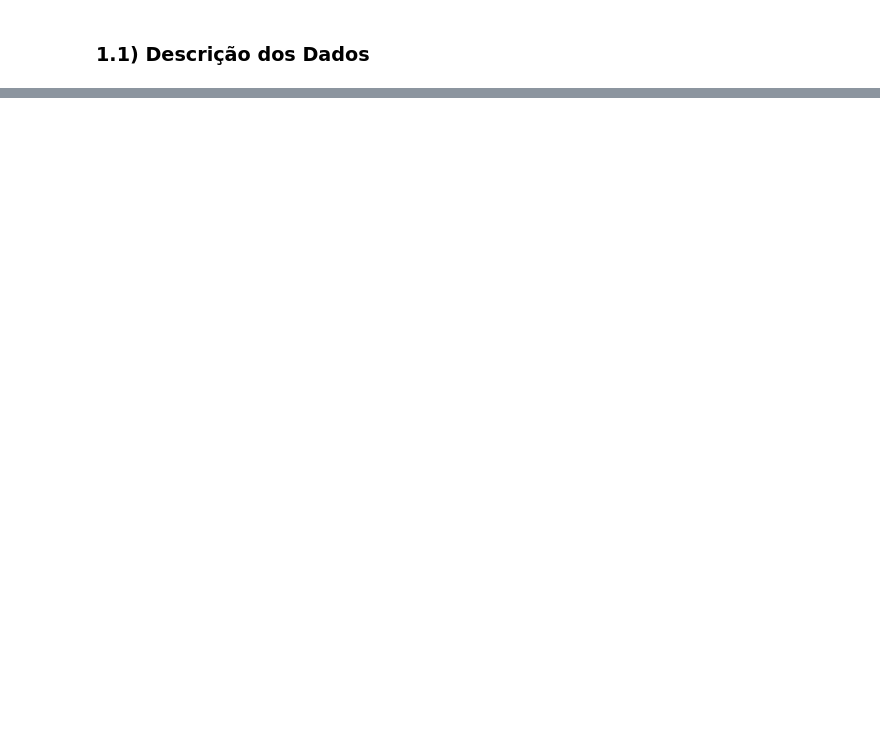
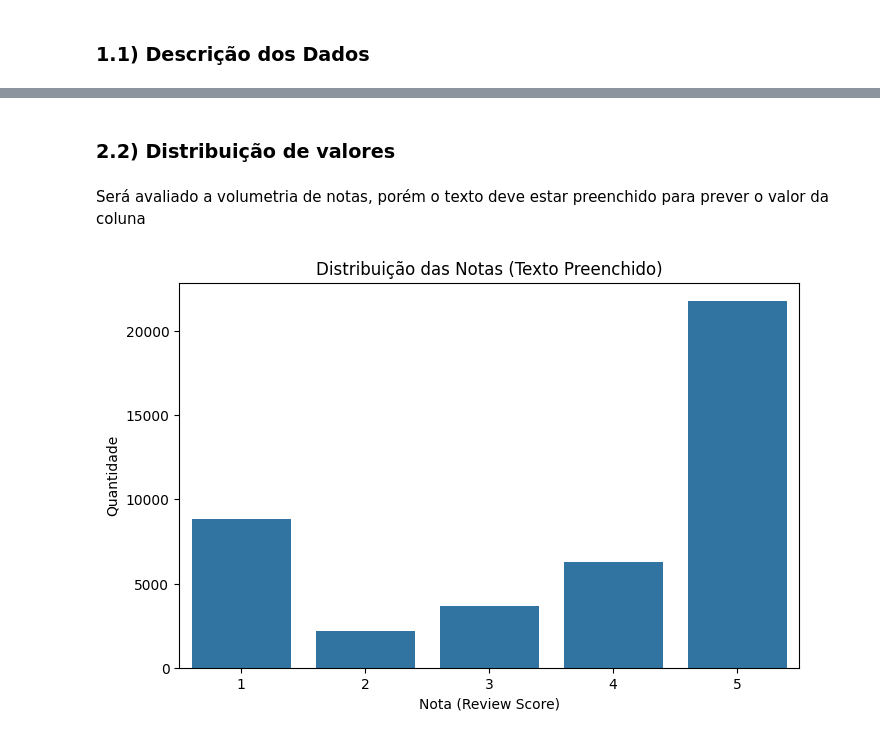
Before and after one commit to rpf991/Ecommerce_Classificador_Sentimentos, a Jupyter notebook: notebooks/01_eda.ipynb, the cells around one changed output, grey strips where cells are left out. Cells and saved outputs as stored; diff of their text form; code cells hidden in the pictures; blank space fills up the shorter version.

```diff
--- a/notebooks/01_eda.ipynb
+++ b/notebooks/01_eda.ipynb
@@ -85,0 +155,25 @@ display(df_description)
+# %% [markdown]
+### 2.2) Distribuição de valores
+# %% [markdown]
+Será avaliado a volumetria de notas, porém o texto deve estar preenchido para prever o valor da coluna
+# %%
+df_clean = df_reviews.copy()
+# %%
+# Agregação do Título e do conteúdo da mensagem
+df_clean['full_text'] = df_clean['review_comment_title'].fillna('') + " " + df_clean['review_comment_message'].fillna('')
+
+# Remoção dos espaços em branco
+df_clean['full_text'] = df_clean['full_text'].str.strip()
+df_clean['len_full_text'] = df_clean['full_text'].str.len()
+
+# Filtro dos casos onde o texto não é nulo
+df_filtered = df_clean[df_clean['full_text'] != '']
+
+plt.figure(figsize=(8,5))
+sns.countplot(data=df_filtered, x='review_score')
+plt.title('Distribuição das Notas (Texto Preenchido)')
+plt.xlabel('Nota (Review Score)')
+plt.ylabel('Quantidade')
+plt.show()
+# %% [output]
+[figure, added]
```
Also changed, not shown: parts of 12 cells of this notebook.
